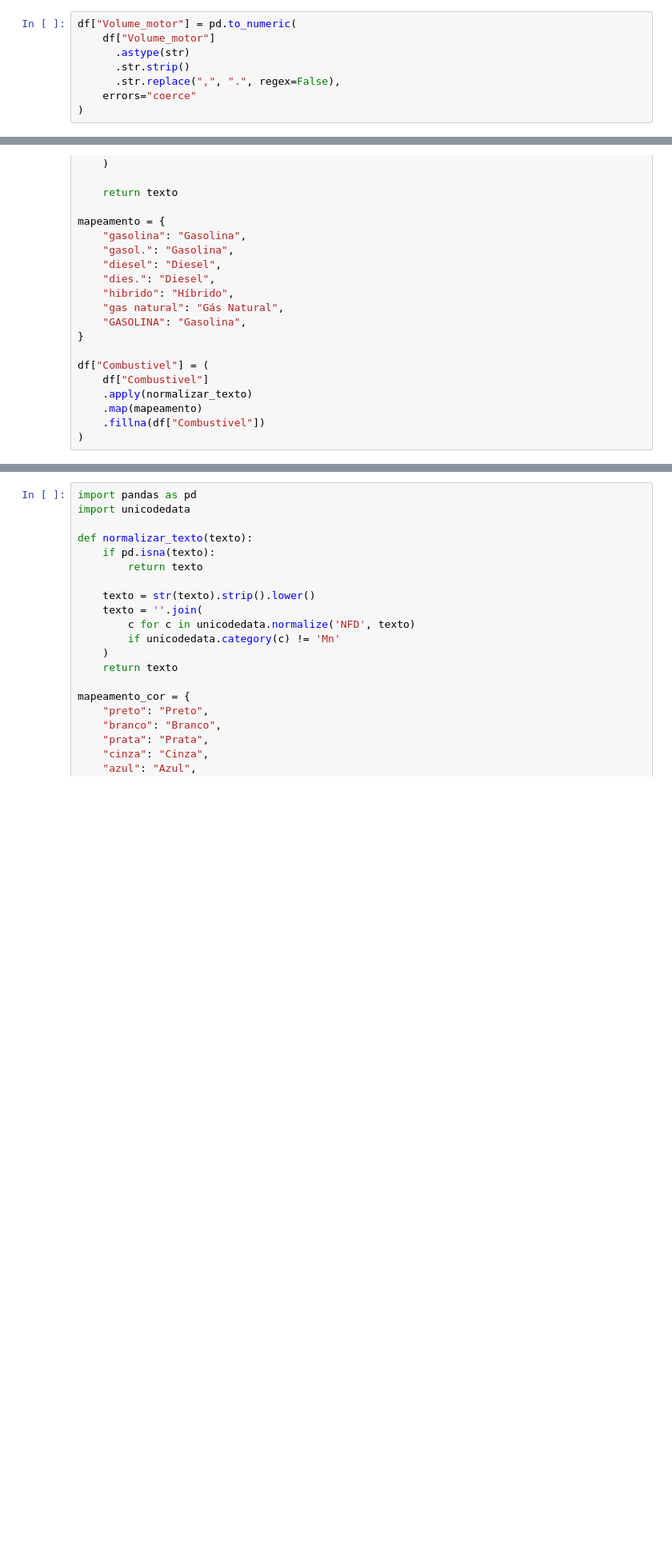
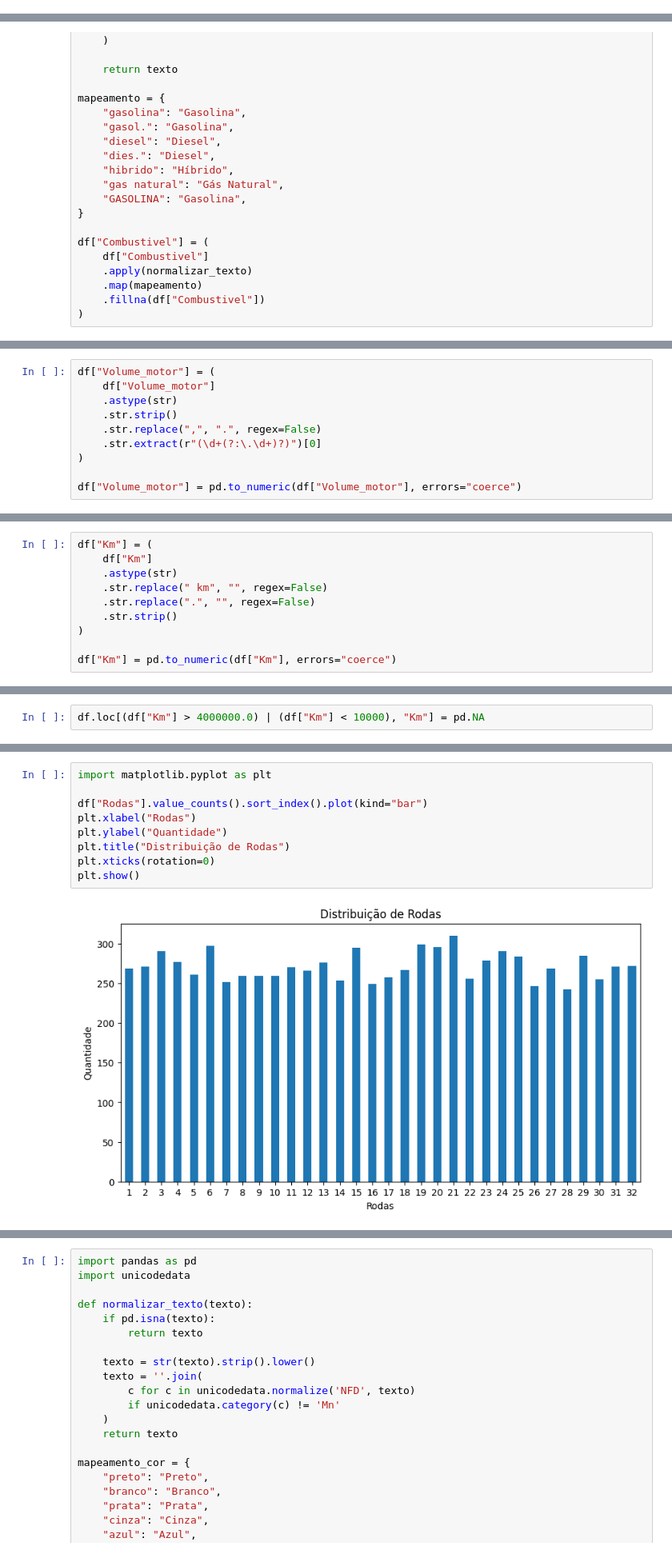
Before and after one commit to adrianop/ESE410035---Introducao-ao-Aprendizado-de-Maquina, a Jupyter notebook: 1 - analise_exploratoria.ipynb, the cells around one changed output, grey strips where cells are left out. Shown at 80% size. Drawn from its saved outputs; the diff is of its cells as text; blank space fills up the shorter version.

```diff
--- a/1 - analise_exploratoria.ipynb
+++ b/1 - analise_exploratoria.ipynb
@@ -215,8 +157,0 @@ Name: count, Length: 97, dtype: int64
-# %%
-df["Volume_motor"] = pd.to_numeric(
-    df["Volume_motor"]
-      .astype(str)
-      .str.strip()
-      .str.replace(",", ".", regex=False),
-    errors="coerce"
-)
@@ -296,0 +276,10 @@ Name: count, dtype: int64
+# %%
+df["Volume_motor"] = (
+    df["Volume_motor"]
+    .astype(str)
+    .str.strip()
+    .str.replace(",", ".", regex=False)
+    .str.extract(r"(\d+(?:\.\d+)?)")[0]
+)
+
+df["Volume_motor"] = pd.to_numeric(df["Volume_motor"], errors="coerce")
@@ -296,0 +328,10 @@ Name: count, dtype: int64
+# %%
+df["Km"] = (
+    df["Km"]
+    .astype(str)
+    .str.replace(" km", "", regex=False)
+    .str.replace(".", "", regex=False)
+    .str.strip()
+)
+
+df["Km"] = pd.to_numeric(df["Km"], errors="coerce")
@@ -296,0 +374,2 @@ Name: count, dtype: int64
+# %%
+df.loc[(df["Km"] > 4000000.0) | (df["Km"] < 10000), "Km"] = pd.NA
@@ -296,0 +481,11 @@ Name: count, dtype: int64
+# %%
+import matplotlib.pyplot as plt
+
+df["Rodas"].value_counts().sort_index().plot(kind="bar")
+plt.xlabel("Rodas")
+plt.ylabel("Quantidade")
+plt.title("Distribuição de Rodas")
+plt.xticks(rotation=0)
+plt.show()
+# %% [output]
+[figure, added]
```
Also changed, not shown: parts of 126 cells of this notebook, 6 other files.
